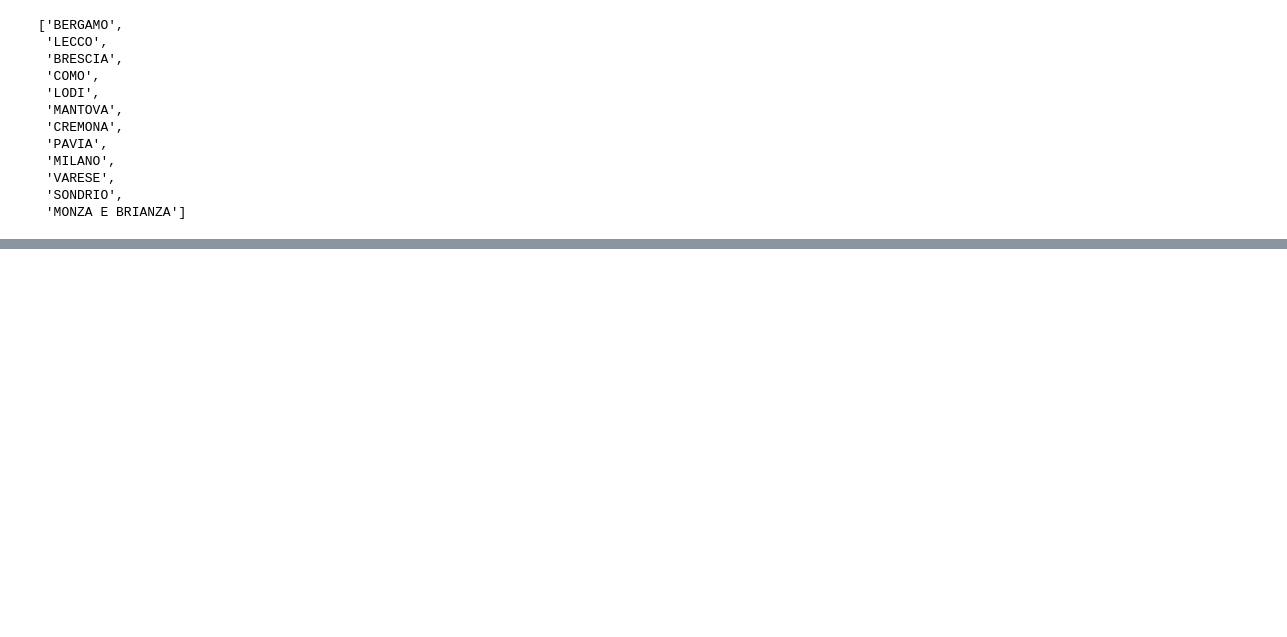
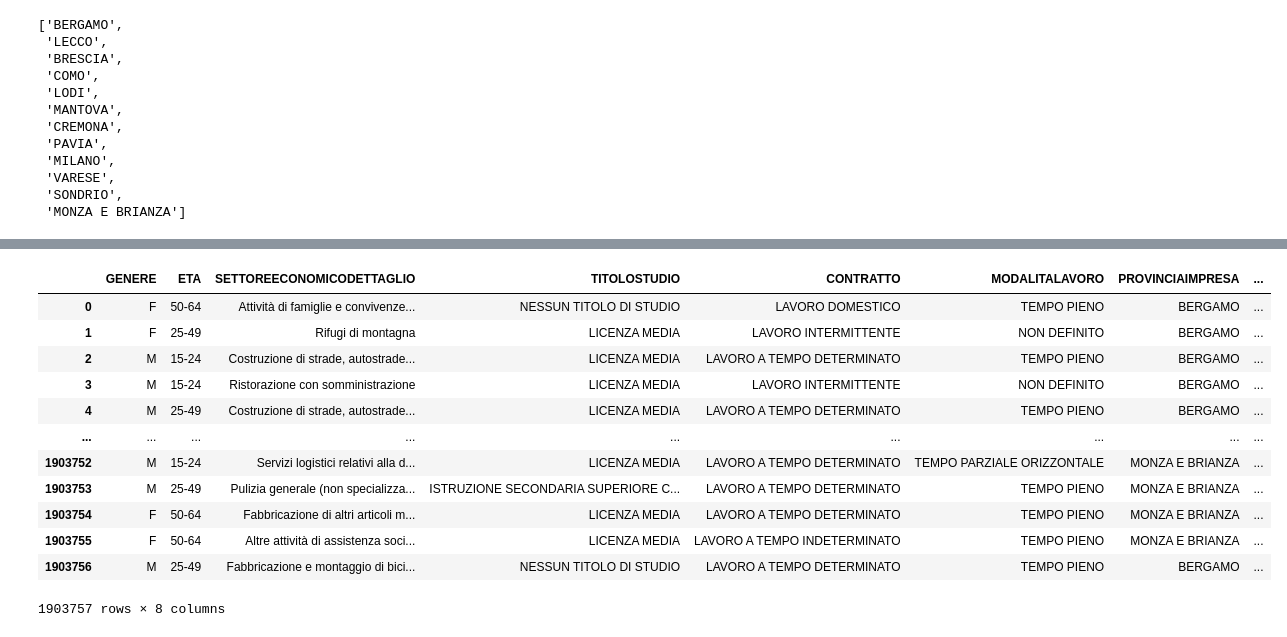
Before and after one commit to BruhZul/DataScienceLaboratory, a Jupyter notebook: Final/Transformation.ipynb, the cells around one changed output, grey strips where cells are left out. Cells and saved outputs as stored; diff of their text form; code cells hidden in the pictures; blank space fills up the shorter version.

```diff
--- a/Final/Transformation.ipynb
+++ b/Final/Transformation.ipynb
@@ -434,0 +823,17 @@ len(contract_1819.SETTOREECONOMICODETTAGLIO.unique().tolist())
+# %%
+contract_2021 = pd.read_csv(input_2021)
+contract_2021
+# %% [output]
+|  | GENERE | ETA | SETTOREECONOMICODETTAGLIO | TITOLOSTUDIO | CONTRATTO | MODALITALAVORO | PROVINCIAIMPRESA | ... |
+| 0 | F | 50-64 | Attività di famiglie e convivenze... | NESSUN TITOLO DI STUDIO | LAVORO DOMESTICO | TEMPO PIENO | BERGAMO | ... |
+| 1 | F | 25-49 | Rifugi di montagna | LICENZA MEDIA | LAVORO INTERMITTENTE | NON DEFINITO | BERGAMO | ... |
+| 2 | M | 15-24 | Costruzione di strade, autostrade... | LICENZA MEDIA | LAVORO A TEMPO DETERMINATO | TEMPO PIENO | BERGAMO | ... |
+| 3 | M | 15-24 | Ristorazione con somministrazione | LICENZA MEDIA | LAVORO INTERMITTENTE | NON DEFINITO | BERGAMO | ... |
+| 4 | M | 25-49 | Costruzione di strade, autostrade... | LICENZA MEDIA | LAVORO A TEMPO DETERMINATO | TEMPO PIENO | BERGAMO | ... |
+| ... | ... | ... | ... | ... | ... | ... | ... | ... |
+| 1903752 | M | 15-24 | Servizi logistici relativi alla d... | LICENZA MEDIA | LAVORO A TEMPO DETERMINATO | TEMPO PARZIALE ORIZZONTALE | MONZA E BRIANZA | ... |
+| 1903753 | M | 25-49 | Pulizia generale (non specializza... | ISTRUZIONE SECONDARIA SUPERIORE C... | LAVORO A TEMPO DETERMINATO | TEMPO PIENO | MONZA E BRIANZA | ... |
+| 1903754 | F | 50-64 | Fabbricazione di altri articoli m... | LICENZA MEDIA | LAVORO A TEMPO DETERMINATO | TEMPO PIENO | MONZA E BRIANZA | ... |
+| 1903755 | F | 50-64 | Altre attività di assistenza soci... | LICENZA MEDIA | LAVORO A TEMPO INDETERMINATO | TEMPO PIENO | MONZA E BRIANZA | ... |
+| 1903756 | M | 25-49 | Fabbricazione e montaggio di bici... | NESSUN TITOLO DI STUDIO | LAVORO A TEMPO DETERMINATO | TEMPO PIENO | BERGAMO | ... |
+1903757 rows × 8 columns
```
Also changed, not shown: parts of 88 cells of this notebook.
